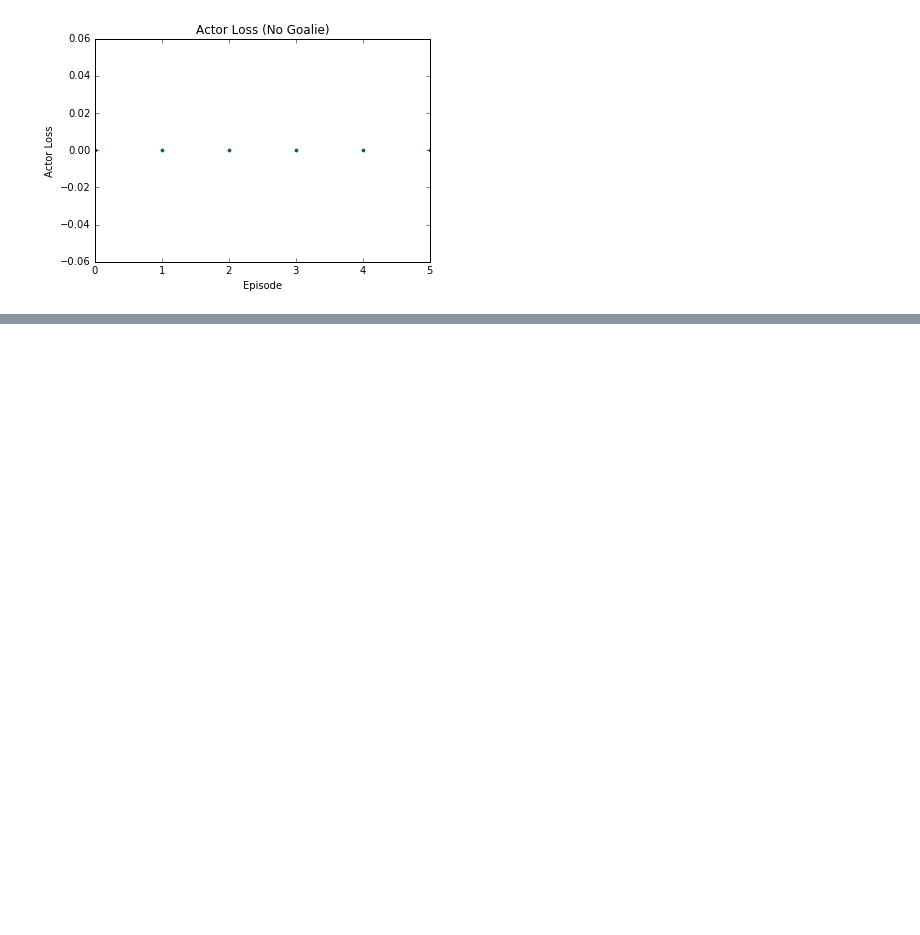
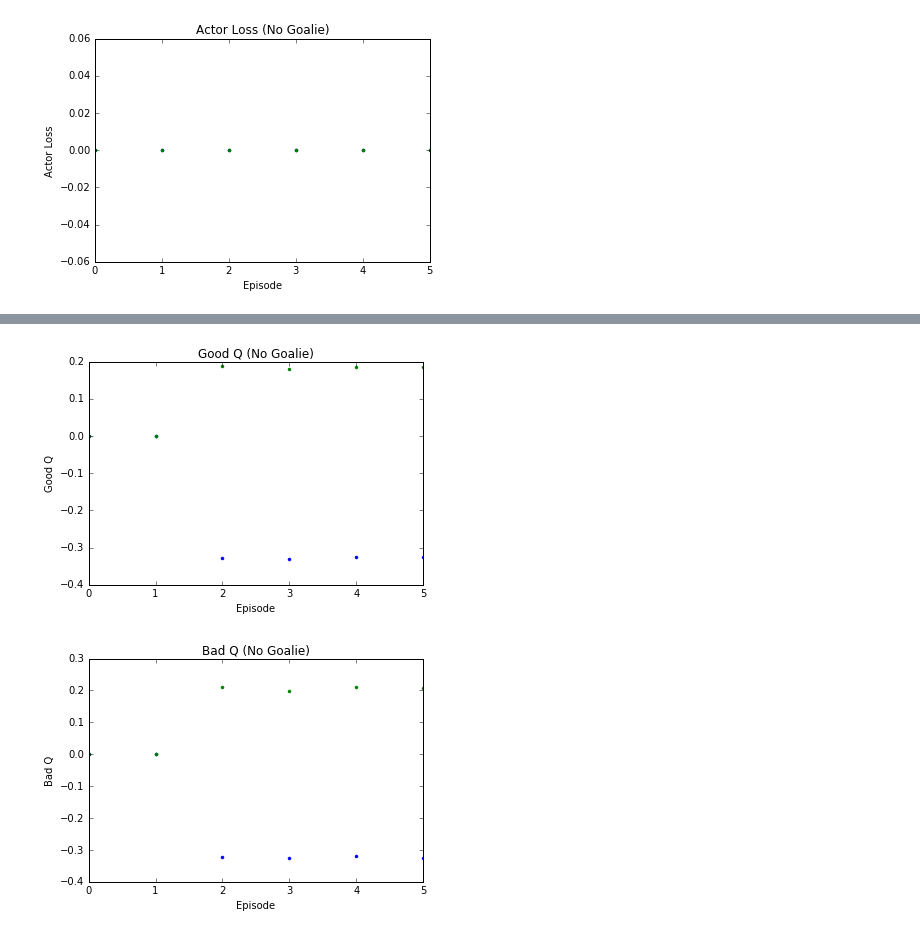
Before and after one commit to suraj-nair-1/DDPG, a Jupyter notebook: MADDPG_Metrics.ipynb, the cells around one changed output, grey strips where cells are left out. Saved outputs shown, nothing was run; the diff lists cells and outputs as text; code cells hidden in the pictures; blank space fills up the shorter version.

Commit message:
good/bad Q

```diff
--- a/MADDPG_Metrics.ipynb
+++ b/MADDPG_Metrics.ipynb
@@ -6,11 +6,13 @@ import h5py
 %matplotlib inline
 # %%
 f = h5py.File("logging/logs1.txt", 'r', libver='latest', swmr=True)
-#f = h5py.File("/Users/anshulramachandran/Documents/Research/yisong/logging/logs1.txt", 'r', libver='latest', swmr=True)
+#f = h5py.File("/Users/anshulramachandran/Documents/Research/yisong/logging/logs2.txt", 'r', libver='latest', swmr=True)
 move_q =  f['statistics']["ep_move_q"][:]
 kick_q =  f['statistics']["ep_kick_q"][:]
 turn_q = f['statistics']["ep_turn_q"][:]
-tackle_q =  f['statistics']["ep_tackle_q"][:]
+tackle_q = f['statistics']["ep_tackle_q"][:]
+good_q = f['statistics']["ep_good_q"][:]
+bad_q = f['statistics']["ep_bad_q"][:]
 
 r=  f['statistics']["ep_reward"][:]
 closs = f['statistics']["ep_closs"][:]
@@ -73,0 +61,6 @@ plot_dual(tackle_q, numdone, "Tackle Q", "Tackle Q (No Goalie)")
+# %%
+plot_dual(good_q, numdone, "Good Q", "Good Q (No Goalie)")
+plot_dual(bad_q, numdone, "Bad Q", "Bad Q (No Goalie)")
+# %% [output]
+[figure, added]
+[figure, added]
```
Also changed, not shown: parts of 3 cells of this notebook, 1 other file.
